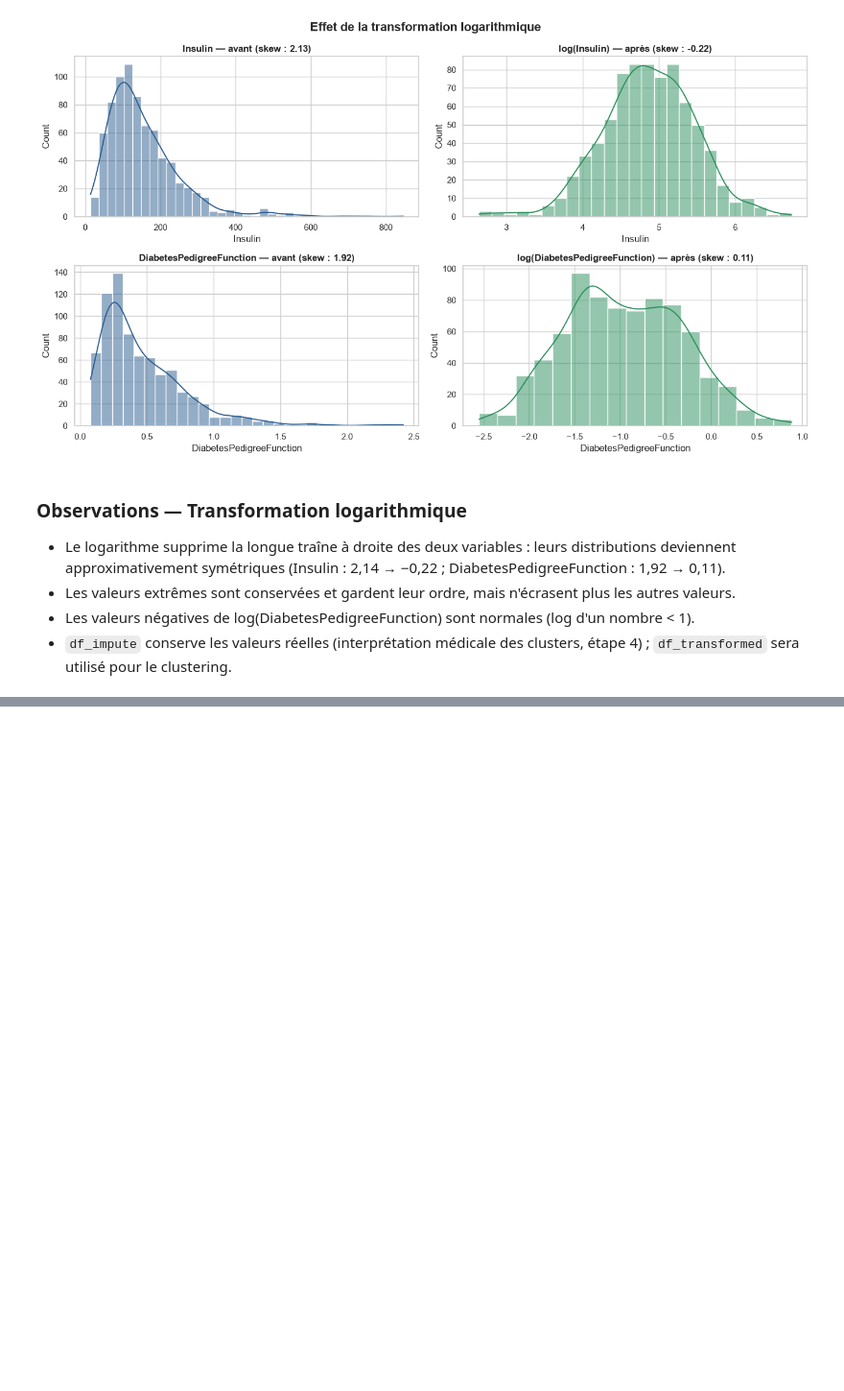
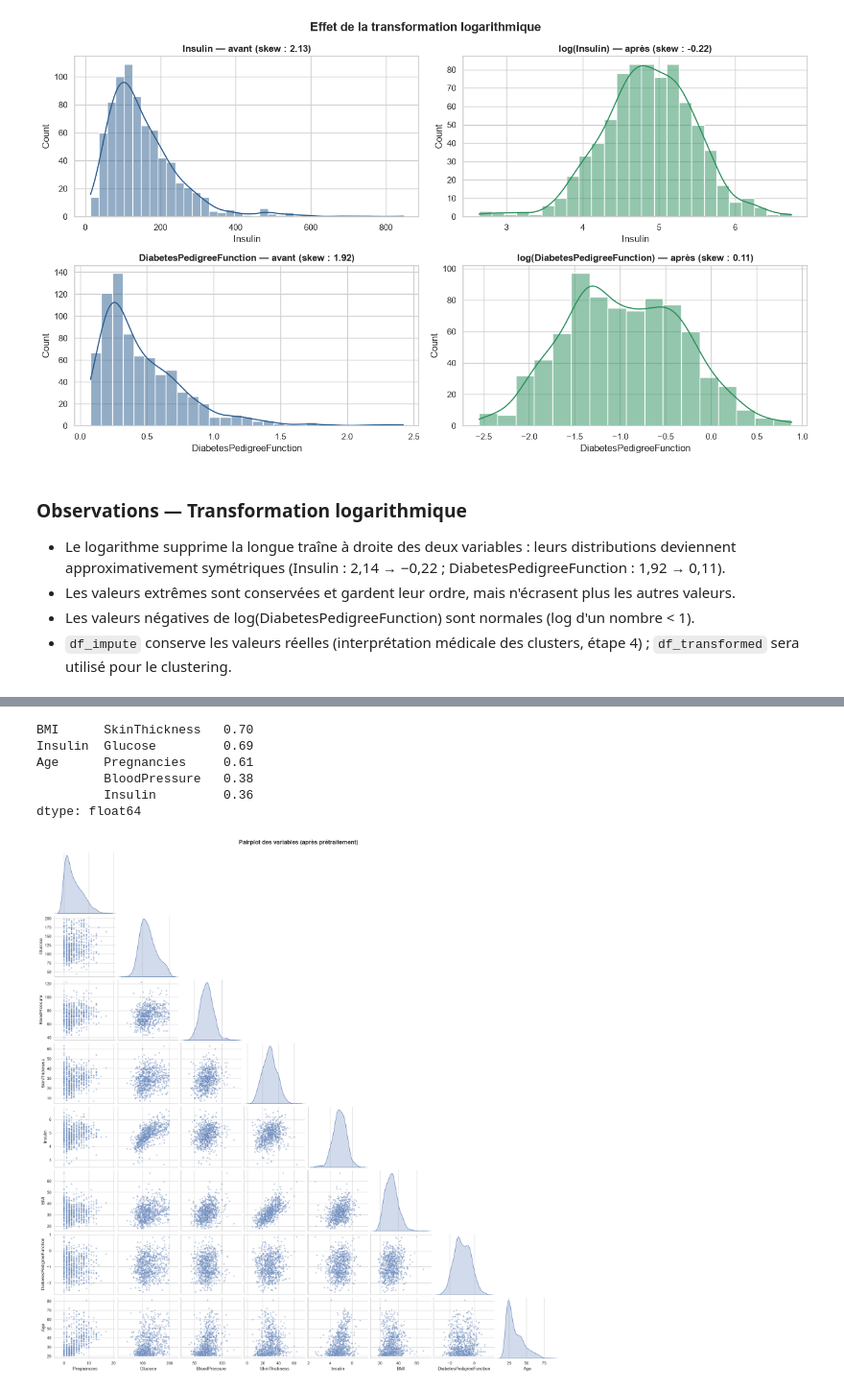
Before and after one commit to abdoelhadere-bit/Intelligent-Diabetes-Risk-Prediction-System, a Jupyter notebook: notebooks/01_eda_modeling.ipynb, the cells around one changed output, grey strips where cells are left out. Shown at 96% size. Cells and saved outputs as stored; diff of their text form; code cells hidden in the pictures; blank space fills up the shorter version.

```diff
--- a/notebooks/01_eda_modeling.ipynb
+++ b/notebooks/01_eda_modeling.ipynb
@@ -533,0 +559,21 @@ plt.show()
+# %%
+strongest_pairs = (
+    corr_matrix.where(~upper_mask)          # garde uniquement le triangle inférieur
+    .stack()                                # transforme la matrice en liste de paires
+    .sort_values(key=abs, ascending=False)  # trie par force du lien, positif ou négatif
+)
+strongest_pairs.head(5)
+# %% [output]
+BMI      SkinThickness   0.70
+Insulin  Glucose         0.69
+Age      Pregnancies     0.61
+         BloodPressure   0.38
+         Insulin         0.36
+dtype: float64
+# %%
+sns.pairplot(df_transformed, corner=True, diag_kind="kde",
+             plot_kws={"alpha": 0.4, "s": 15})
+plt.suptitle("Pairplot des variables (après prétraitement)", y=1.01, fontsize=16, fontweight="bold")
+plt.show()
+# %% [output]
+[figure, added]
```
Also changed, not shown: parts of 25 cells of this notebook, 2 other files.
